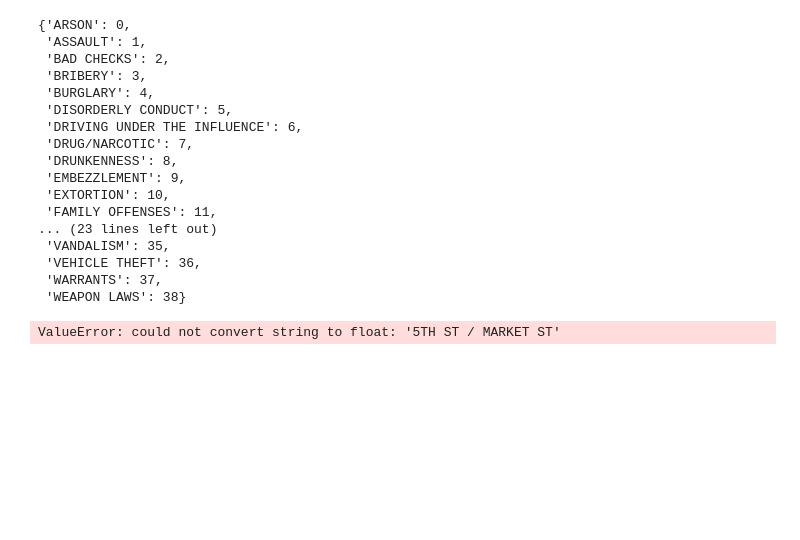
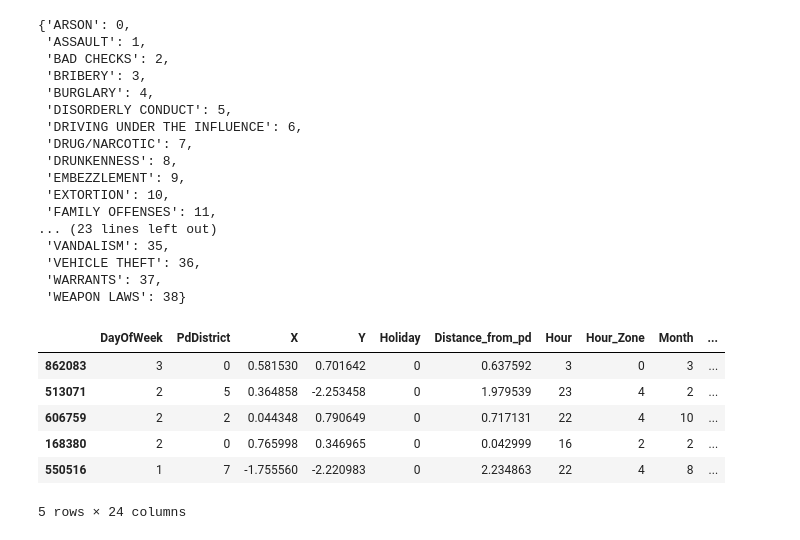
Before and after one commit to ishkhanuhi-edu/sf-crime-classification, a Jupyter notebook: sf_crime_classification.ipynb, the cells around one changed output. Saved outputs shown, nothing was run; the diff lists cells and outputs as text; code cells hidden in the pictures; blank space fills up the shorter version.

```diff
--- a/sf_crime_classification.ipynb
+++ b/sf_crime_classification.ipynb
@@ -452,8 +599,37 @@ train_df['Address'].value_counts().index
+# %%
+# X-Y plane rotation and space transformation to extract more spatial information
+# 2-dimensional rotation based on below functions:
+# rotated x = xcos - ysin
+# rotated y = xsin + ycos
+# Conver from cartesian space -> polar space
+
+cos_30 = math.cos(math.radians(30))
+sin_30 = math.sin(math.radians(30))
+cos_45 = math.cos(math.radians(45))
+sin_45 = math.sin(math.radians(45))
+cos_60 = math.cos(math.radians(60))
+sin_60 = math.sin(math.radians(60))
+
+
+sf_crime_data["Rot30_X"] = sf_crime_data['X'] * cos_30 - sf_crime_data['Y'] * sin_30
+sf_crime_data["Rot30_Y"] = sf_crime_data['X'] * sin_30 + sf_crime_data['Y'] * cos_30
+sf_crime_data["Rot45_X"] = sf_crime_data['X'] * cos_45 - sf_crime_data['Y'] * sin_45
+sf_crime_data["Rot45_Y"] = sf_crime_data['X'] * sin_45 + sf_crime_data['Y'] * cos_45
+sf_crime_data["Rot60_X"] = sf_crime_data['X'] * cos_60 - sf_crime_data['Y'] * sin_60
+sf_crime_data["Rot60_Y"] = sf_crime_data['X'] * sin_60 + sf_crime_data['Y'] * cos_60
+sf_crime_data["Radius"] = np.sqrt(sf_crime_data['X'] ** 2 + sf_crime_data['Y'] ** 2)
+sf_crime_data["Angle"] = np.arctan2(sf_crime_data['X'], sf_crime_data['Y'])
+# %%
+coordinates = sf_crime_data.loc[:,['Y','X']]
+num_clusters = 40
+kmeans = KMeans(n_clusters=num_clusters, random_state=1).fit(coordinates)
+id_labels=kmeans.labels_
+sf_crime_data['Cluster'] = id_labels
 # %% [markdown]
 ## Feature Encoding
 # %%
 # We don't need Dates, Descript, Resolution columns anymore
-sf_crime_data.drop(['Dates', 'Descript', 'Resolution'], axis=1, inplace=True)
+sf_crime_data.drop(['Dates', 'Descript', 'Resolution', 'Address'], axis=1, inplace=True)
 # %% [markdown]
 ### Pd Districts
 Convert PdDistrict categorical feature to numeric
@@ -462,3 +638,8 @@ pd_districts = {'SOUTHERN':0, 'MISSION':1, 'NORTHERN':2, 'CENTRAL':3, 'BAYVIEW':
                 'TENDERLOIN':6, 'TARAVAL':7, 'PARK':8, 'RICHMOND':9}
 
 sf_crime_data['PdDistrict'].replace(pd_districts, inplace=True)
+# %%
+st_le = LabelEncoder()
+st_le.fit(sf_crime_data['StreetType'].unique())
+print(list(st_le.classes_))
+sf_crime_data['StreetType']=st_le.transform(sf_crime_data['StreetType'])
@@ -584,17 +731,25 @@ mini_train_data, mini_dev_data, mini_train_labels, mini_dev_labels = train_test_
                                                                                       stratify=Y_train,
                                                                                       test_size=0.2,
                                                                                       random_state=1)
+# %%
+mini_train_data.head()
+# %% [output]
+|  | DayOfWeek | PdDistrict | X | Y | Holiday | Distance_from_pd | Hour | Hour_Zone | Month | ... |
+| 862083 | 3 | 0 | 0.581530 | 0.701642 | 0 | 0.637592 | 3 | 0 | 3 | ... |
+| 513071 | 2 | 5 | 0.364858 | -2.253458 | 0 | 1.979539 | 23 | 4 | 2 | ... |
+| 606759 | 2 | 2 | 0.044348 | 0.790649 | 0 | 0.717131 | 22 | 4 | 10 | ... |
+| 168380 | 2 | 0 | 0.765998 | 0.346965 | 0 | 0.042999 | 16 | 2 | 2 | ... |
+| 550516 | 1 | 7 | -1.755560 | -2.220983 | 0 | 2.234863 | 22 | 4 | 8 | ... |
+5 rows × 24 columns
 # %%
 # K Neighbors
-knn = KNeighborsClassifier()
+knn = KNeighborsClassifier(n_neighbors=37)
 knn.fit(mini_train_data, mini_train_labels)
 pred_probs = knn.predict_proba(mini_dev_data)
 knn_loss = log_loss(mini_dev_labels, pred_probs)
 
 
 print('KNN Validation Log Loss: ', knn_loss)
-# %% [output]
-ValueError: could not convert string to float: '5TH ST / MARKET ST'
 # %%
 # Naive Bayes
 gaussian = GaussianNB()
```
Also changed, not shown: parts of 22 cells of this notebook.
